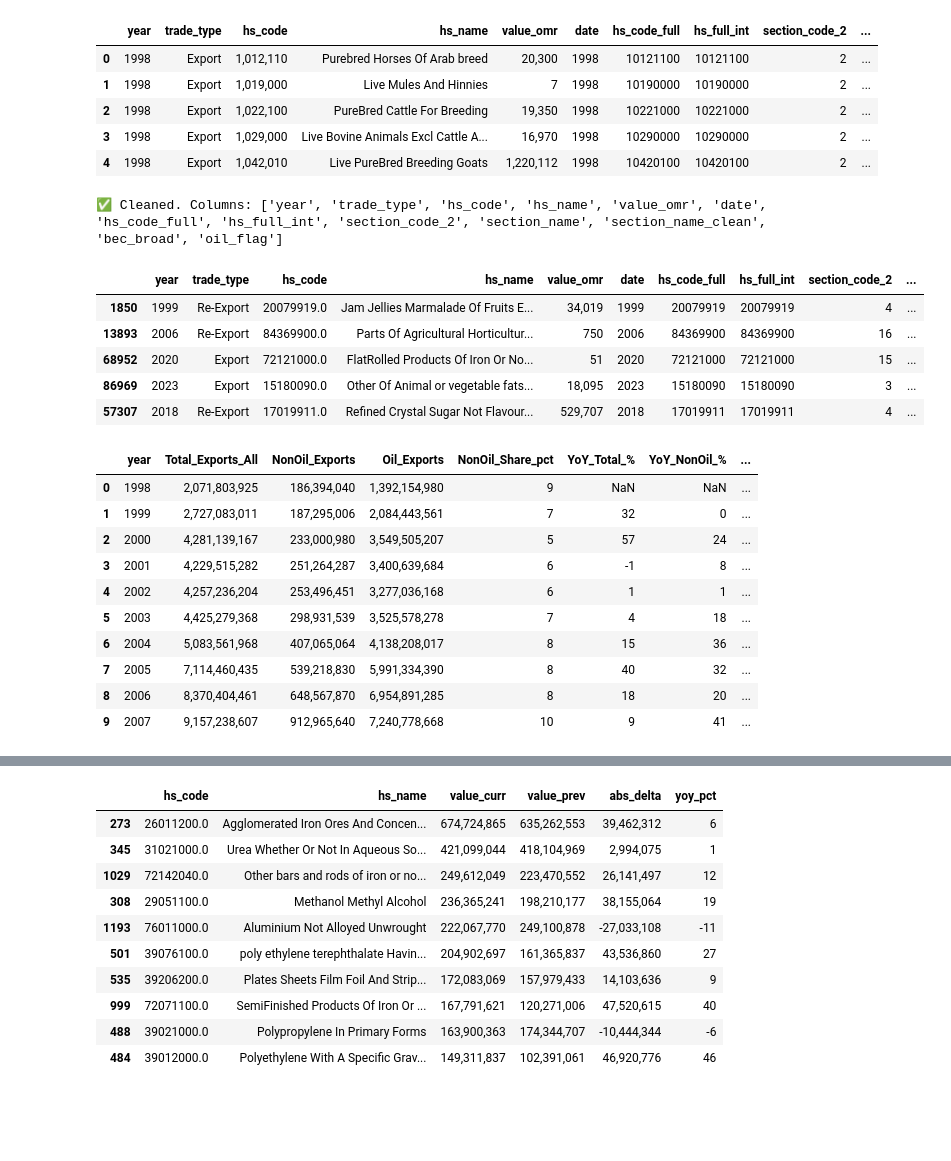
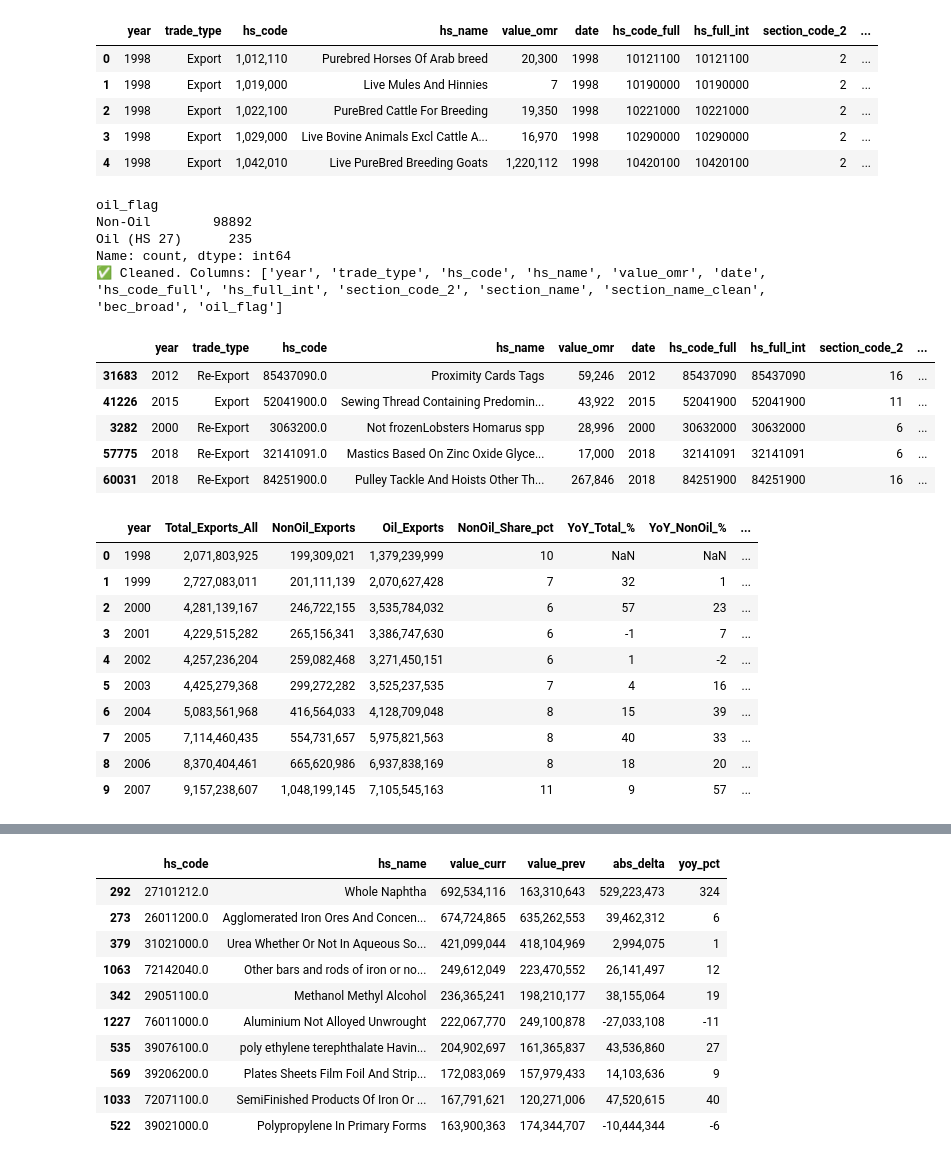
Before and after one commit to Yasser1910/Trade-Oman, a Jupyter notebook: oman_export_products_v3.ipynb, the cells around one changed output, grey strips where cells are left out. Cells and saved outputs as stored; diff of their text form; code cells hidden in the pictures; blank space fills up the shorter version.

```diff
--- a/oman_export_products_v3.ipynb
+++ b/oman_export_products_v3.ipynb
@@ -32,27 +32,53 @@ df.head(5)
 # %%
 # normalize column names
 df.columns = [c.strip().lower().replace(" ", "_") for c in df.columns]
 
 # common columns expected: year, trade_type, hs_code, hs_name, value_omr
 # (plus: section_name_clean, bec_broad if present)
 df["year"] = pd.to_numeric(df.get("year"), errors="coerce").astype("Int64")
 df["trade_type"] = df.get("trade_type").astype(str).str.title()
 df["hs_code"] = df.get("hs_code").astype(str).str.strip()
 df["value_omr"] = pd.to_numeric(df.get("value_omr"), errors="coerce").fillna(0.0)
 
 # oil flag: HS 27 = Oil
-df["oil_flag"] = np.where(df["hs_code"].str.startswith("27"), "Oil (HS 27)", "Non-Oil")
+# Step — Refine oil_flag for Exports
+
+# list of HS codes to be treated as oil products (and excluded from Non-Oil Exports)
+oil_hs_codes = [
+    "27073000","27075000","27090000","27101211","27101213","27101214",
+    "27101219","27101221","27101239","27101249","27111100","27111900",
+    "27131100","27132000","28030000","27139000","25030000","27101231",
+    "27101213","27101219","27101223","27101222","49070031","29024300","29022000"
+]
+
+# Convert to string (in case some are numeric)
+df["hs_code_full"] = df["hs_code_full"].astype(str).str.strip()
+
+# Mark Oil Products
+df["oil_flag"] = np.where(
+    (df["trade_type"].str.lower() == "export") & (df["hs_code_full"].isin(oil_hs_codes)),
+    "Oil (HS 27)",
+    "Non-Oil"
+)
+
+# Optional: verify counts
+print(df["oil_flag"].value_counts())
+
 
 print("✅ Cleaned. Columns:", list(df.columns))
 df.sample(5)
 # %% [output]
+oil_flag
+Non-Oil        98892
+Oil (HS 27)      235
+Name: count, dtype: int64
 ✅ Cleaned. Columns: ['year', 'trade_type', 'hs_code', 'hs_name', 'value_omr', 'date', 'hs_code_full', 'hs_full_int', 'section_code_2', 'section_name', 'section_name_clean', 'bec_broad', 'oil_flag']
 |  | year | trade_type | hs_code | hs_name | value_omr | date | hs_code_full | hs_full_int | section_code_2 | ... |
-| 1850 | 1999 | Re-Export | 20079919.0 | Jam Jellies Marmalade Of Fruits E... | 34,019 | 1999 | 20079919 | 20079919 | 4 | ... |
-| 13893 | 2006 | Re-Export | 84369900.0 | Parts Of Agricultural Horticultur... | 750 | 2006 | 84369900 | 84369900 | 16 | ... |
-| 68952 | 2020 | Export | 72121000.0 | FlatRolled Products Of Iron Or No... | 51 | 2020 | 72121000 | 72121000 | 15 | ... |
-| 86969 | 2023 | Export | 15180090.0 | Other Of Animal or vegetable fats... | 18,095 | 2023 | 15180090 | 15180090 | 3 | ... |
-| 57307 | 2018 | Re-Export | 17019911.0 | Refined Crystal Sugar Not Flavour... | 529,707 | 2018 | 17019911 | 17019911 | 4 | ... |
+| 31683 | 2012 | Re-Export | 85437090.0 | Proximity Cards Tags | 59,246 | 2012 | 85437090 | 85437090 | 16 | ... |
+| 41226 | 2015 | Export | 52041900.0 | Sewing Thread Containing Predomin... | 43,922 | 2015 | 52041900 | 52041900 | 11 | ... |
+| 3282 | 2000 | Re-Export | 3063200.0 | Not frozenLobsters Homarus spp | 28,996 | 2000 | 30632000 | 30632000 | 6 | ... |
+| 57775 | 2018 | Re-Export | 32141091.0 | Mastics Based On Zinc Oxide Glyce... | 17,000 | 2018 | 32141091 | 32141091 | 6 | ... |
+| 60031 | 2018 | Re-Export | 84251900.0 | Pulley Tackle And Hoists Other Th... | 267,846 | 2018 | 84251900 | 84251900 | 16 | ... |
 # %%
 # Total Exports = Export + Re-Export (imports excluded)
 exports_plus_re = df[df["trade_type"].isin(["Export", "Re-Export"])].copy()
@@ -83,16 +109,16 @@ series["YoY_Oil_%"]    = series["Oil_Exports"].pct_change()*100
 series.head(10)
 # %% [output]
 |  | year | Total_Exports_All | NonOil_Exports | Oil_Exports | NonOil_Share_pct | YoY_Total_% | YoY_NonOil_% | ... |
-| 0 | 1998 | 2,071,803,925 | 186,394,040 | 1,392,154,980 | 9 | NaN | NaN | ... |
-| 1 | 1999 | 2,727,083,011 | 187,295,006 | 2,084,443,561 | 7 | 32 | 0 | ... |
-| 2 | 2000 | 4,281,139,167 | 233,000,980 | 3,549,505,207 | 5 | 57 | 24 | ... |
-| 3 | 2001 | 4,229,515,282 | 251,264,287 | 3,400,639,684 | 6 | -1 | 8 | ... |
-| 4 | 2002 | 4,257,236,204 | 253,496,451 | 3,277,036,168 | 6 | 1 | 1 | ... |
-| 5 | 2003 | 4,425,279,368 | 298,931,539 | 3,525,578,278 | 7 | 4 | 18 | ... |
-| 6 | 2004 | 5,083,561,968 | 407,065,064 | 4,138,208,017 | 8 | 15 | 36 | ... |
-| 7 | 2005 | 7,114,460,435 | 539,218,830 | 5,991,334,390 | 8 | 40 | 32 | ... |
-| 8 | 2006 | 8,370,404,461 | 648,567,870 | 6,954,891,285 | 8 | 18 | 20 | ... |
-| 9 | 2007 | 9,157,238,607 | 912,965,640 | 7,240,778,668 | 10 | 9 | 41 | ... |
+| 0 | 1998 | 2,071,803,925 | 199,309,021 | 1,379,239,999 | 10 | NaN | NaN | ... |
+| 1 | 1999 | 2,727,083,011 | 201,111,139 | 2,070,627,428 | 7 | 32 | 1 | ... |
+| 2 | 2000 | 4,281,139,167 | 246,722,155 | 3,535,784,032 | 6 | 57 | 23 | ... |
+| 3 | 2001 | 4,229,515,282 | 265,156,341 | 3,386,747,630 | 6 | -1 | 7 | ... |
+| 4 | 2002 | 4,257,236,204 | 259,082,468 | 3,271,450,151 | 6 | 1 | -2 | ... |
+| 5 | 2003 | 4,425,279,368 | 299,272,282 | 3,525,237,535 | 7 | 4 | 16 | ... |
+| 6 | 2004 | 5,083,561,968 | 416,564,033 | 4,128,709,048 | 8 | 15 | 39 | ... |
+| 7 | 2005 | 7,114,460,435 | 554,731,657 | 5,975,821,563 | 8 | 40 | 33 | ... |
+| 8 | 2006 | 8,370,404,461 | 665,620,986 | 6,937,838,169 | 8 | 18 | 20 | ... |
+| 9 | 2007 | 9,157,238,607 | 1,048,199,145 | 7,105,545,163 | 11 | 9 | 57 | ... |
 # %%
 # 4.1 Total vs Non-Oil (levels)
 fig1 = go.Figure()
@@ -179,16 +205,16 @@ top_grow = prod.sort_values("abs_delta", ascending=False).head(10)
 top_val[["hs_code","hs_name","value_curr","value_prev","abs_delta","yoy_pct"]]
 # %% [output]
 |  | hs_code | hs_name | value_curr | value_prev | abs_delta | yoy_pct |
+| 292 | 27101212.0 | Whole Naphtha | 692,534,116 | 163,310,643 | 529,223,473 | 324 |
 | 273 | 26011200.0 | Agglomerated Iron Ores And Concen... | 674,724,865 | 635,262,553 | 39,462,312 | 6 |
-| 345 | 31021000.0 | Urea Whether Or Not In Aqueous So... | 421,099,044 | 418,104,969 | 2,994,075 | 1 |
-| 1029 | 72142040.0 | Other bars and rods of iron or no... | 249,612,049 | 223,470,552 | 26,141,497 | 12 |
-| 308 | 29051100.0 | Methanol Methyl Alcohol | 236,365,241 | 198,210,177 | 38,155,064 | 19 |
-| 1193 | 76011000.0 | Aluminium Not Alloyed Unwrought | 222,067,770 | 249,100,878 | -27,033,108 | -11 |
-| 501 | 39076100.0 | poly ethylene terephthalate Havin... | 204,902,697 | 161,365,837 | 43,536,860 | 27 |
-| 535 | 39206200.0 | Plates Sheets Film Foil And Strip... | 172,083,069 | 157,979,433 | 14,103,636 | 9 |
-| 999 | 72071100.0 | SemiFinished Products Of Iron Or ... | 167,791,621 | 120,271,006 | 47,520,615 | 40 |
-| 488 | 39021000.0 | Polypropylene In Primary Forms | 163,900,363 | 174,344,707 | -10,444,344 | -6 |
-| 484 | 39012000.0 | Polyethylene With A Specific Grav... | 149,311,837 | 102,391,061 | 46,920,776 | 46 |
+| 379 | 31021000.0 | Urea Whether Or Not In Aqueous So... | 421,099,044 | 418,104,969 | 2,994,075 | 1 |
+| 1063 | 72142040.0 | Other bars and rods of iron or no... | 249,612,049 | 223,470,552 | 26,141,497 | 12 |
+| 342 | 29051100.0 | Methanol Methyl Alcohol | 236,365,241 | 198,210,177 | 38,155,064 | 19 |
+| 1227 | 76011000.0 | Aluminium Not Alloyed Unwrought | 222,067,770 | 249,100,878 | -27,033,108 | -11 |
+| 535 | 39076100.0 | poly ethylene terephthalate Havin... | 204,902,697 | 161,365,837 | 43,536,860 | 27 |
+| 569 | 39206200.0 | Plates Sheets Film Foil And Strip... | 172,083,069 | 157,979,433 | 14,103,636 | 9 |
+| 1033 | 72071100.0 | SemiFinished Products Of Iron Or ... | 167,791,621 | 120,271,006 | 47,520,615 | 40 |
+| 522 | 39021000.0 | Polypropylene In Primary Forms | 163,900,363 | 174,344,707 | -10,444,344 | -6 |
 # %%
 no_sec = (df[(df["trade_type"]=="Export") & (df["oil_flag"]=="Non-Oil")]
           .groupby(["year","section_name_clean"], as_index=False)["value_omr"].sum())
```
Also changed, not shown: parts of 11 cells of this notebook.
